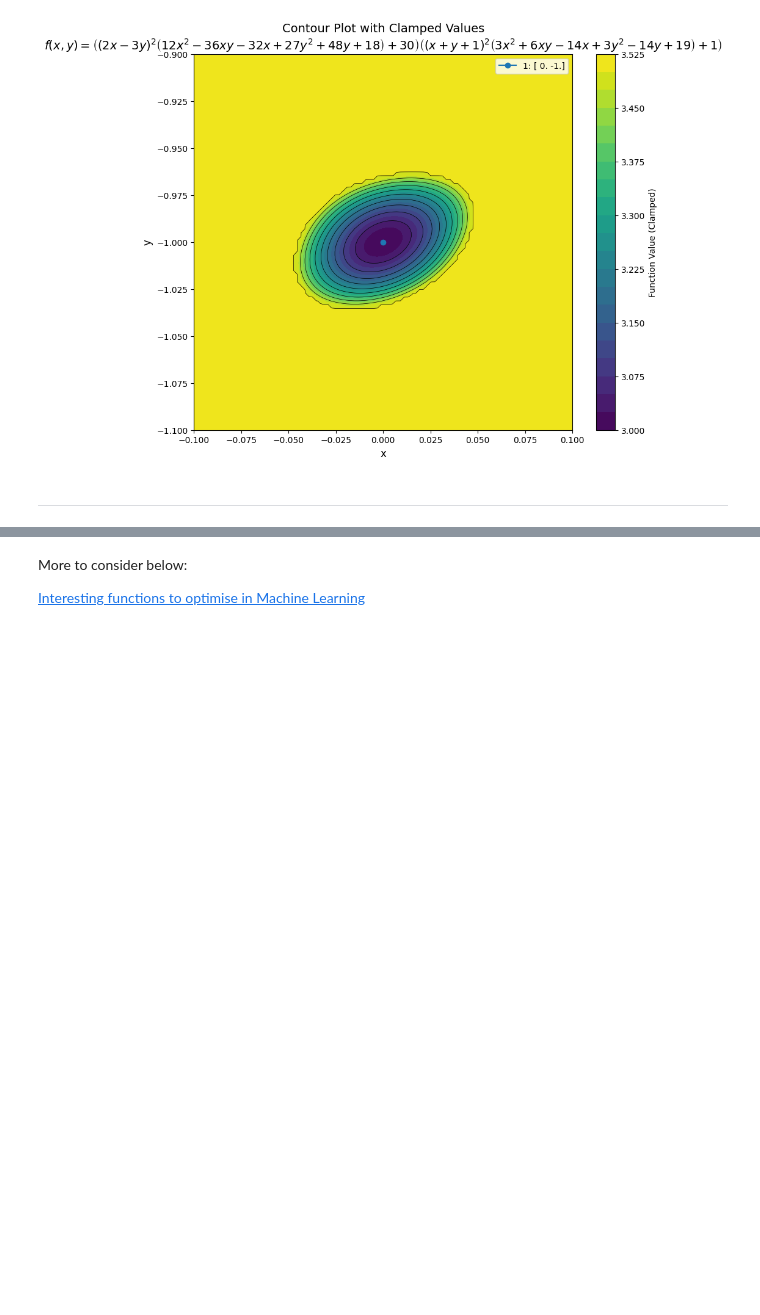
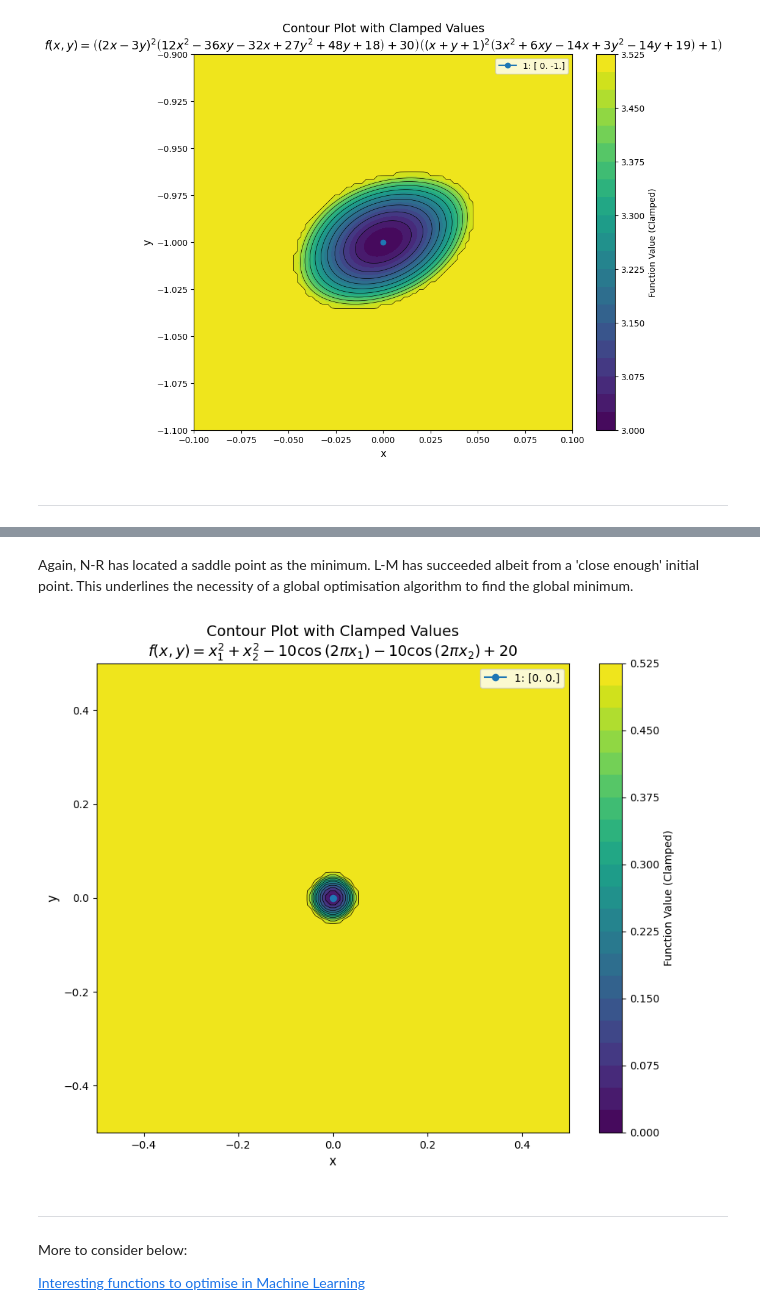
Before and after one commit to pineapple-bois/nonlinear-optimisation, a Jupyter notebook: BenchmarkingOne.ipynb, the cells around one changed output, grey strips where cells are left out. Drawn from its saved outputs; the diff is of its cells as text; code cells hidden in the pictures; blank space fills up the shorter version.

```diff
--- a/BenchmarkingOne.ipynb
+++ b/BenchmarkingOne.ipynb
@@ -508,0 +550,16 @@ plot_clamped_contour(f_func, f, (-0.1, 0.1), (-1.1, -0.9) , minimisers=x_min)
+# %%
+# Test Levenberg-Marquardt
+solver_lm = LevenbergMarquardtSolver(f, [x1, x2], x0)
+result_lm = solver_lm.solve(verbose=False)
+print("Levenberg-Marquardt Result:")
+for key, value in result_lm.items():
+    if key != "history":
+        print(f"{key}: {value}")
+
+# Test Newton-Raphson
+solver_nr = NewtonRaphsonSolver(f, [x1, x2], x0)
+result_nr = solver_nr.solve(verbose=False)
+print("\nNewton-Raphson Result:")
+for key, value in result_nr.items():
+    if key != "history":
+        print(f"{key}: {value}")
@@ -509,3 +580,12 @@ plot_clamped_contour(f_func, f, (-0.1, 0.1), (-1.1, -0.9) , minimisers=x_min)
+# %% [markdown]
+Again, N-R has located a saddle point as the minimum. L-M has succeeded albeit from a 'close enough' initial point. This underlines the necessity of a global optimisation algorithm to find the global minimum.
+# %%
+x_min = result_lm['x_min']
+plot_clamped_contour(f_func, f, (-0.5, 0.5), (-0.5, 0.5) , minimisers=x_min)
+# %% [output]
+[figure, added]
+# %% [markdown]
+----
 # %% [markdown]
 More to consider below:
 
```
Also changed, not shown: parts of 8 cells of this notebook.
